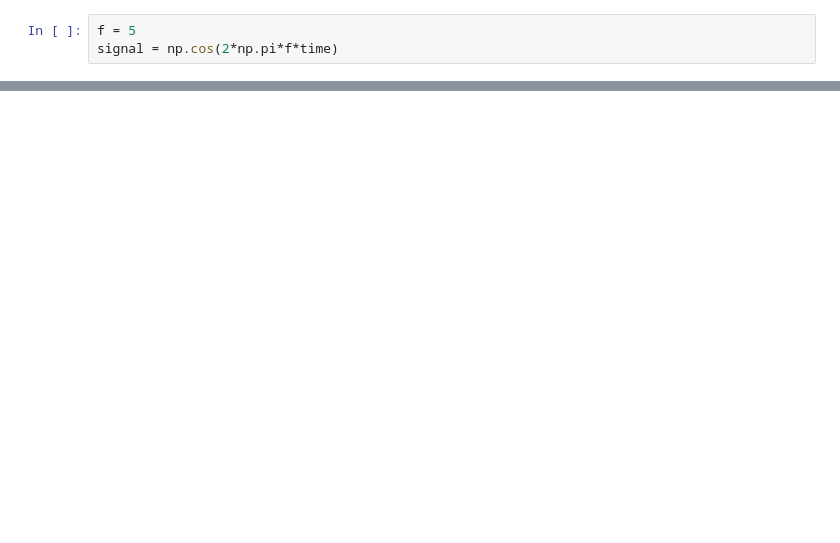
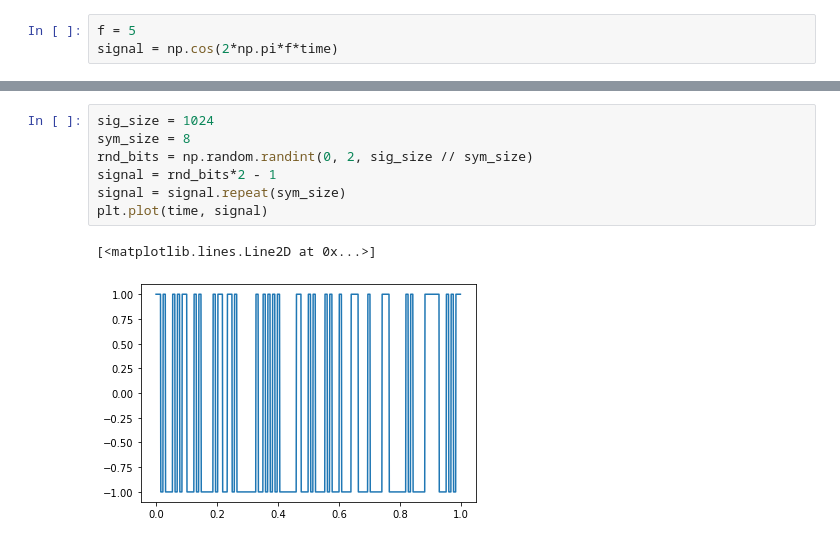
Before and after one commit to dmejdani/dsp, a Jupyter notebook: ex_buffer.ipynb, the cells around one changed output, grey strips where cells are left out. Saved outputs shown, nothing was run; the diff lists cells and outputs as text; blank space fills up the shorter version.

```diff
--- a/ex_buffer.ipynb
+++ b/ex_buffer.ipynb
@@ -32,0 +47,10 @@ ax2.plot(time, output)
+# %%
+sig_size = 1024
+sym_size = 8
+rnd_bits = np.random.randint(0, 2, sig_size // sym_size)
+signal = rnd_bits*2 - 1
+signal = signal.repeat(sym_size)
+plt.plot(time, signal)
+# %% [output]
+[<matplotlib.lines.Line2D at 0x...>]
+[figure, added]
```
Also changed, not shown: parts of 10 cells of this notebook, 1 other file.
